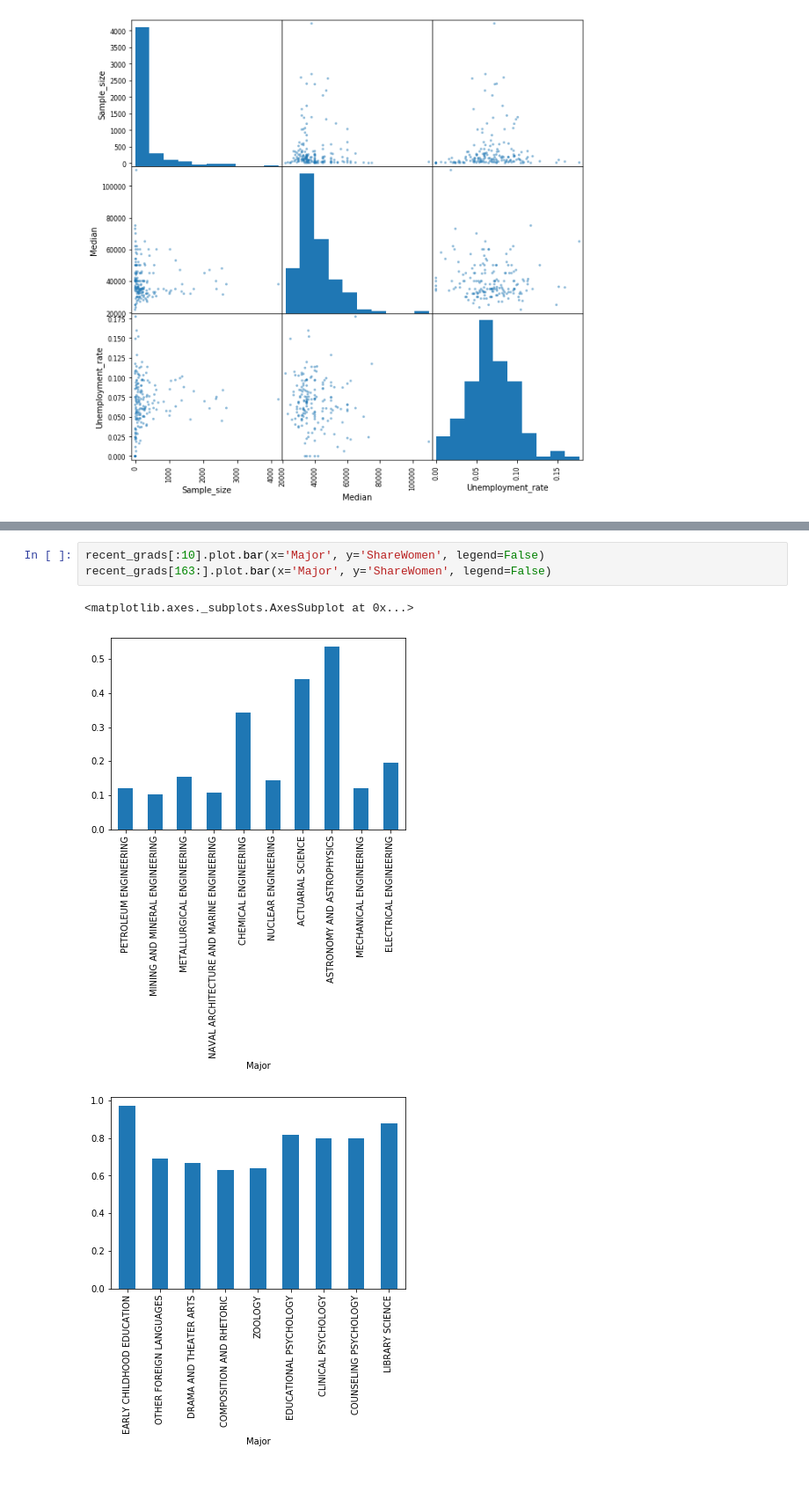
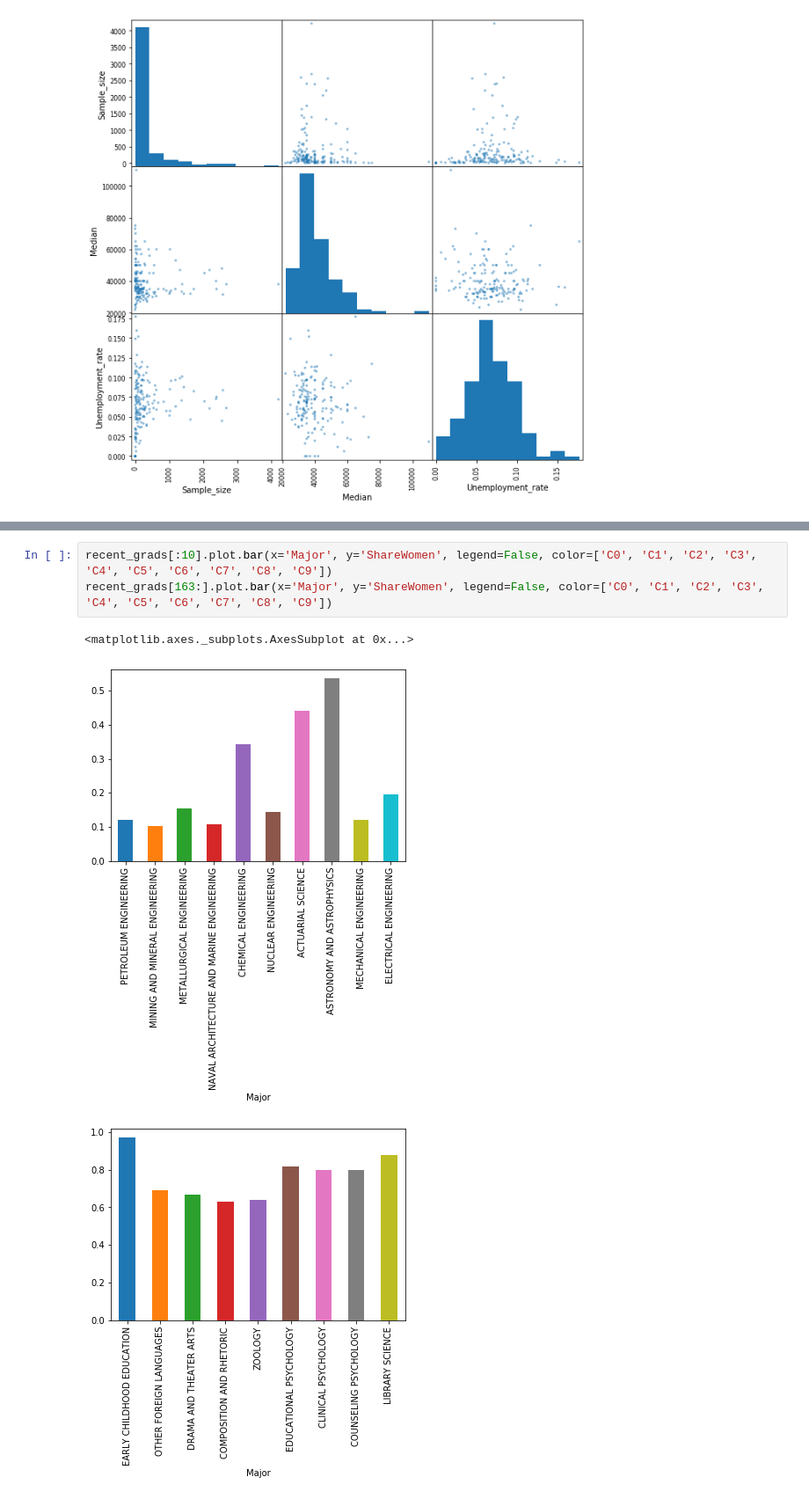
Before and after one commit to AlrightVentures/Visualising-Earnings-College, a Jupyter notebook: earnings_college_majors.ipynb, the cells around one changed output, grey strips where cells are left out. Shown at 88% size. Cells and saved outputs as stored; diff of their text form.

```diff
--- a/earnings_college_majors.ipynb
+++ b/earnings_college_majors.ipynb
@@ -112,7 +204,7 @@ array([[<matplotlib.axes._subplots.AxesSubplot object at 0x...>,
 # %%
-recent_grads[:10].plot.bar(x='Major', y='ShareWomen', legend=False)
-recent_grads[163:].plot.bar(x='Major', y='ShareWomen', legend=False)
+recent_grads[:10].plot.bar(x='Major', y='ShareWomen', legend=False, color=['C0', 'C1', 'C2', 'C3', 'C4', 'C5', 'C6', 'C7', 'C8', 'C9'])
+recent_grads[163:].plot.bar(x='Major', y='ShareWomen', legend=False, color=['C0', 'C1', 'C2', 'C3', 'C4', 'C5', 'C6', 'C7', 'C8', 'C9'])
 # %% [output]
 <matplotlib.axes._subplots.AxesSubplot at 0x...>
-[figure, old version]
+[figure, new version]
-[figure, old version]
+[figure, new version]
```
Also changed, not shown: parts of 16 cells of this notebook.
